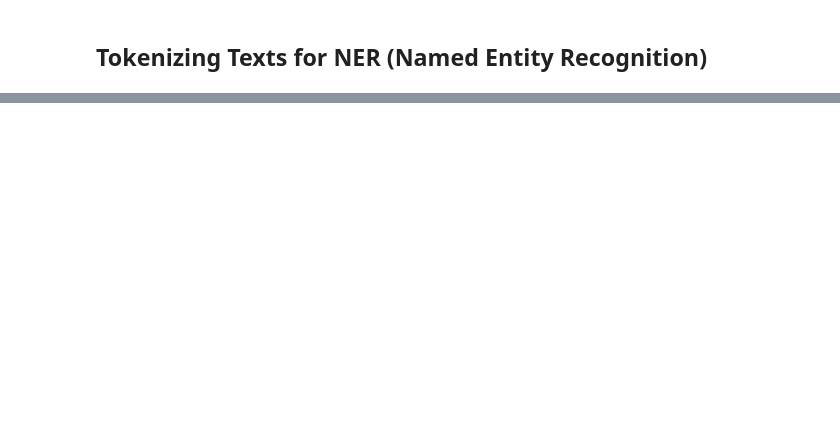
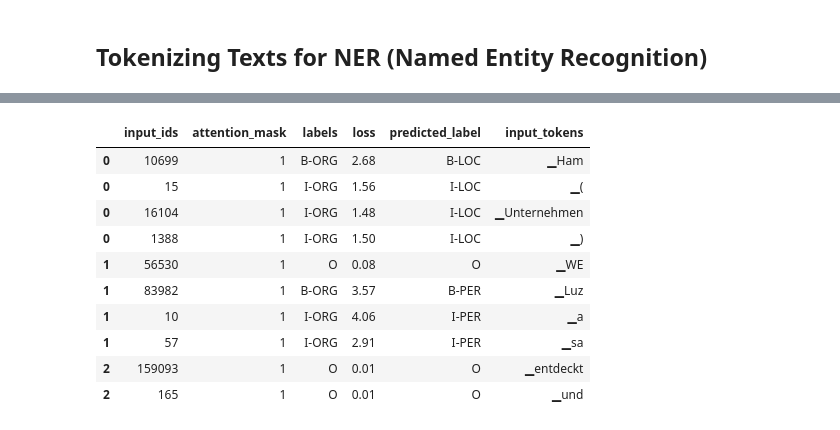
Before and after one commit to mmenendezg/Books, a Jupyter notebook: nlp-transformers/notebooks/4.multilingual_named_entity_recognition.ipynb, the cells around one changed output, grey strips where cells are left out. Cells and saved outputs as stored; diff of their text form; code cells hidden in the pictures; blank space fills up the shorter version.

```diff
--- a/nlp-transformers/notebooks/4.multilingual_named_entity_recognition.ipynb
+++ b/nlp-transformers/notebooks/4.multilingual_named_entity_recognition.ipynb
@@ -257,0 +337,2 @@ tokenized_input = xlmr_tokenizer(de_example["tokens"], is_split_into_words=True)
+# %%
+trainer.train()
@@ -257,0 +382,22 @@ tokenized_input = xlmr_tokenizer(de_example["tokens"], is_split_into_words=True)
+# %%
+def forward_pass_with_label(batch):
+    # Convert dict of lists to list of dicts suitable for data collator
+    features = [dict(zip(batch, t)) for t in zip(*batch.values())]
+    # Pad inputs and labels and put all tensors on device
+    batch = data_collator(features)
+    input_ids = batch["input_ids"].to(device)
+    attention_mask = batch["attention_mask"].to(device)
+    labels = batch["labels"].to(device)
+    # Get the predictions
+    with torch.no_grad():
+        # Pass the data to the model
+        output = trainer.model(input_ids, attention_mask)
+        # logit size: [batch_size, sequence, classes]
+        # predict class with largest logit value on classes axis
+        predicted_label = torch.argmax(output.logits, axis=-1).cpu().numpy()
+    # Calculate los per token after flattening batch dimension with view
+    loss = cross_entropy(output.logits.view(-1, 7), labels.view(-1), reduction="none")
+    # Unflatten batch dimenstion adn convert to numpy array
+    loss = loss.view(len(input_ids), -1).cpu().numpy()
+
+    return {"loss": loss, "predicted_label": predicted_label}
@@ -257,0 +426,18 @@ tokenized_input = xlmr_tokenizer(de_example["tokens"], is_split_into_words=True)
+# %%
+# Unpack the lists per line
+df_tokens = df.apply(pd.Series.explode)
+df_tokens = df_tokens.query("labels != 'IGN'")
+df_tokens["loss"] = df_tokens["loss"].astype(float).round(2)
+df_tokens.head(10)
+# %% [output]
+|  | input_ids | attention_mask | labels | loss | predicted_label | input_tokens |
+| 0 | 10699 | 1 | B-ORG | 2.68 | B-LOC | ▁Ham |
+| 0 | 15 | 1 | I-ORG | 1.56 | I-LOC | ▁( |
+| 0 | 16104 | 1 | I-ORG | 1.48 | I-LOC | ▁Unternehmen |
+| 0 | 1388 | 1 | I-ORG | 1.50 | I-LOC | ▁) |
+| 1 | 56530 | 1 | O | 0.08 | O | ▁WE |
+| 1 | 83982 | 1 | B-ORG | 3.57 | B-PER | ▁Luz |
+| 1 | 10 | 1 | I-ORG | 4.06 | I-PER | ▁a |
+| 1 | 57 | 1 | I-ORG | 2.91 | I-PER | ▁sa |
+| 2 | 159093 | 1 | O | 0.01 | O | ▁entdeckt |
+| 2 | 165 | 1 | O | 0.01 | O | ▁und |
```
Also changed, not shown: parts of 68 cells of this notebook, 2 other files.
